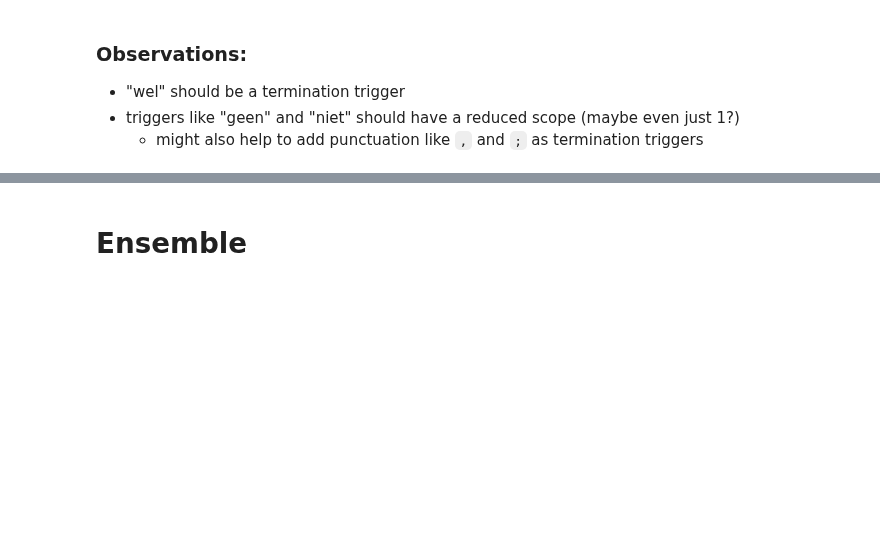
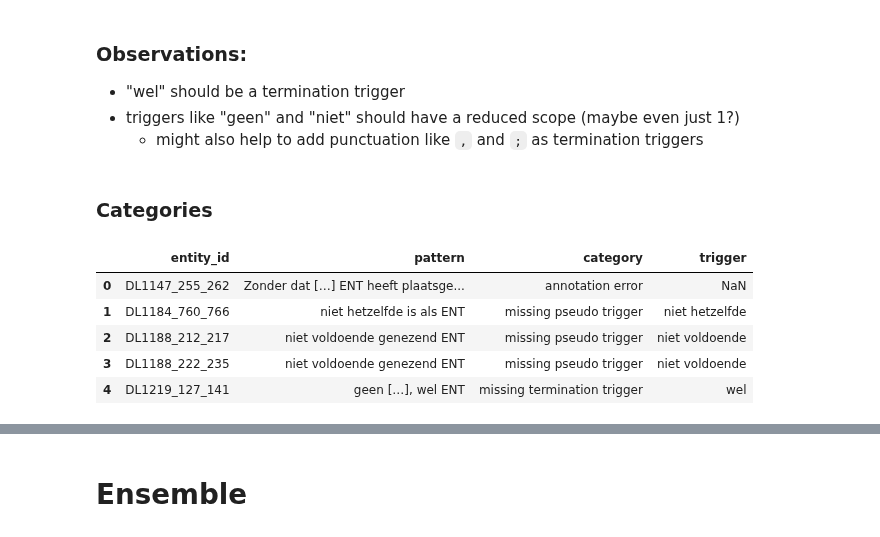
Before and after one commit to umcu/negation-detection, a Jupyter notebook: 02_error_analysis.ipynb, the cells around one changed output, grey strips where cells are left out. Cells and saved outputs as stored; diff of their text form; code cells hidden in the pictures; blank space fills up the shorter version.

```diff
--- a/02_error_analysis.ipynb
+++ b/02_error_analysis.ipynb
@@ -424,3 +471,16 @@ get_document_text(next(g_FPs_rule), dcc_dir, results);
 - "wel" should be a termination trigger
 - triggers like "geen" and "niet" should have a reduced scope (maybe even just 1?)
     - might also help to add punctuation like `,` and `;` as termination triggers
+# %% [markdown]
+### Categories
+# %%
+# Load entity_id, snippet containing error, error category, and (absence of) trigger involved
+errors_FP = pd.read_csv(result_dir / 'false-positives_rule-based.csv', sep = ';')
+errors_FP.head()
+# %% [output]
+|  | entity_id | pattern | category | trigger |
+| 0 | DL1147_255_262 | Zonder dat […] ENT heeft plaatsge... | annotation error | NaN |
+| 1 | DL1184_760_766 | niet hetzelfde is als ENT | missing pseudo trigger | niet hetzelfde |
+| 2 | DL1188_212_217 | niet voldoende genezend ENT | missing pseudo trigger | niet voldoende |
+| 3 | DL1188_222_235 | niet voldoende genezend ENT | missing pseudo trigger | niet voldoende |
+| 4 | DL1219_127_141 | geen […], wel ENT | missing termination trigger | wel |
```
Also changed, not shown: parts of 10 cells of this notebook.
